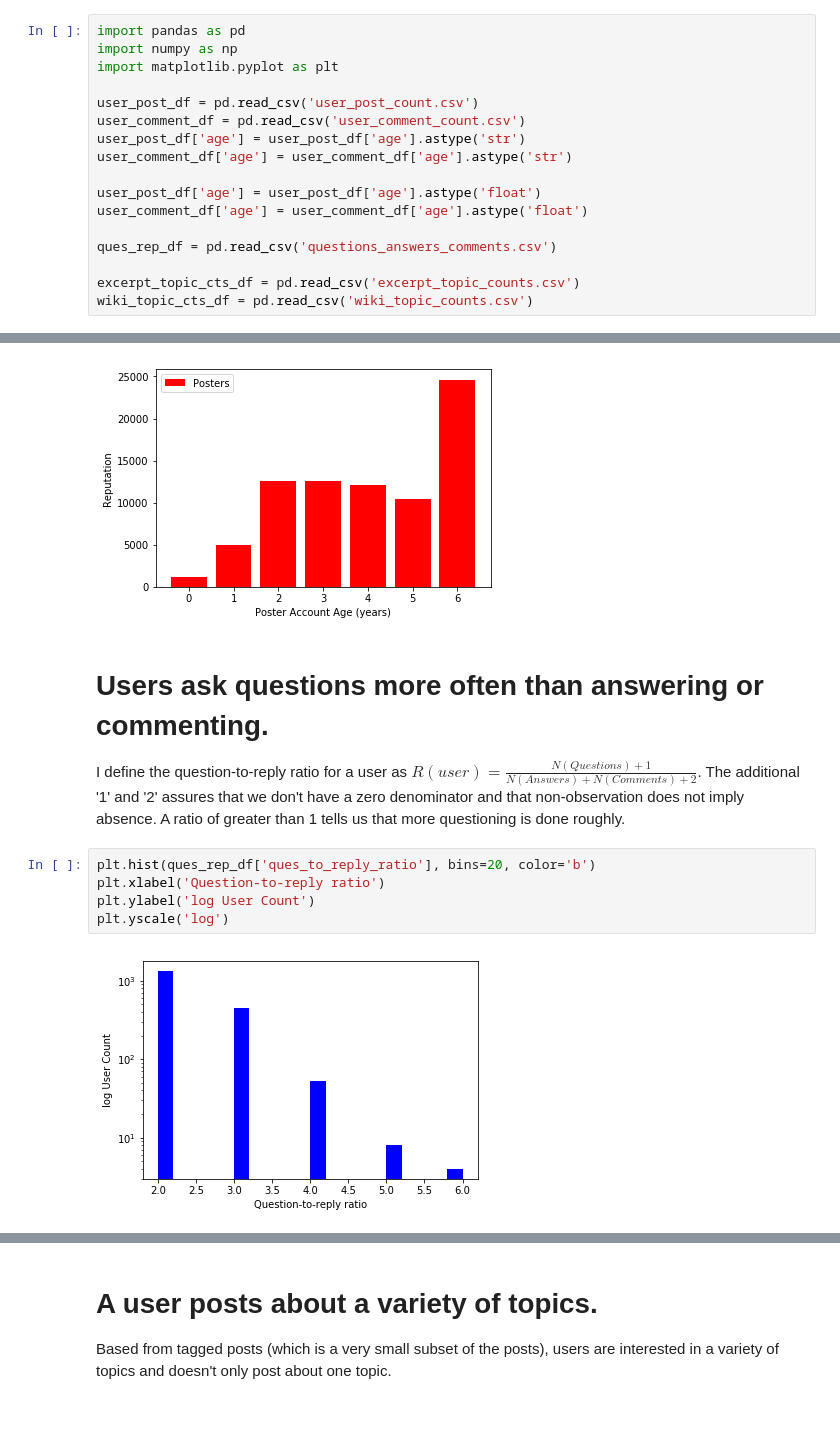
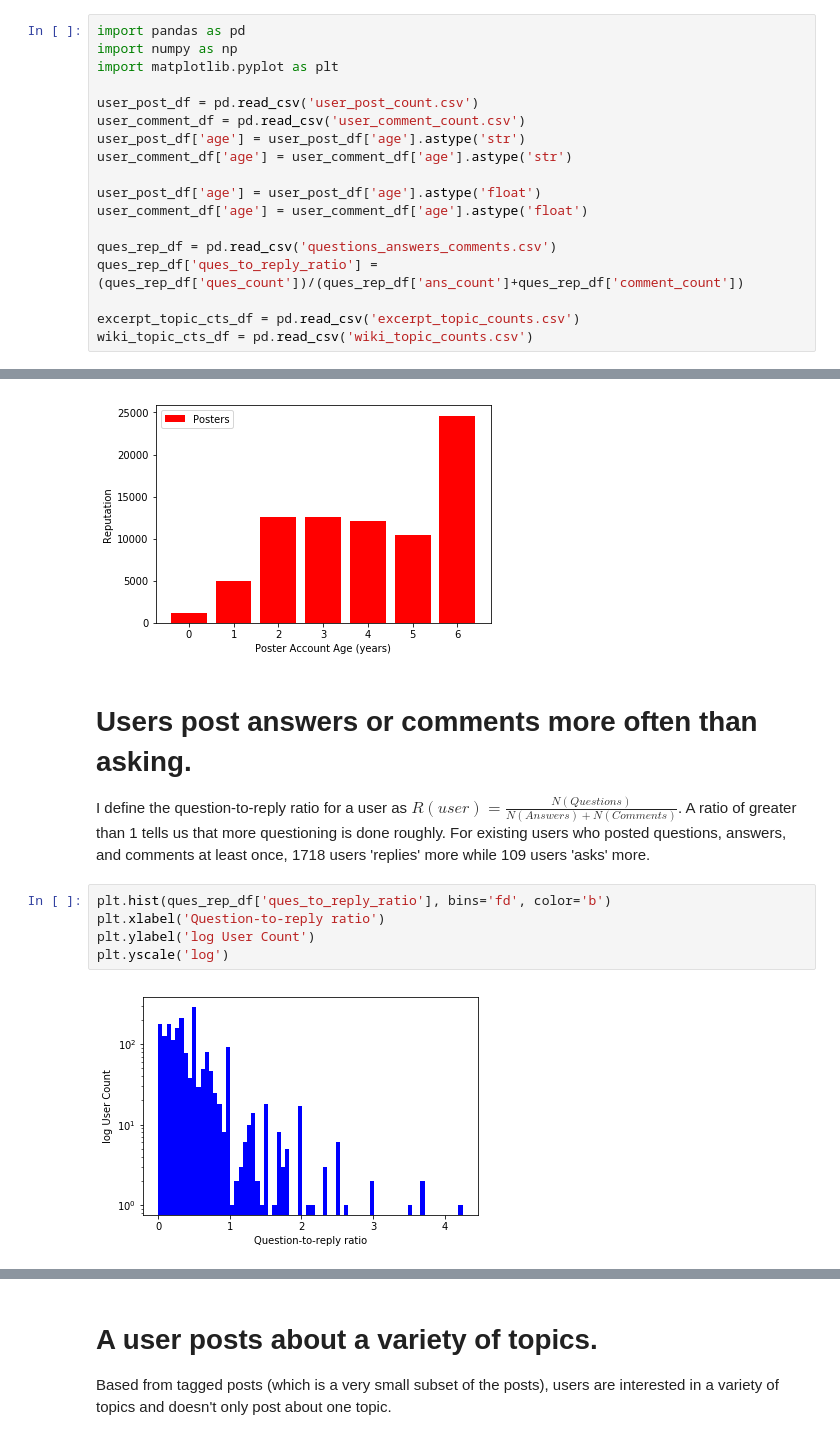
Before and after one commit to Robbie-E/SE_datadump, a Jupyter notebook: csv/Esperanza_se_datadump.ipynb, the cells around one changed output, grey strips where cells are left out. Drawn from its saved outputs; the diff is of its cells as text.

```diff
--- a/csv/Esperanza_se_datadump.ipynb
+++ b/csv/Esperanza_se_datadump.ipynb
@@ -15,6 +20,7 @@ user_post_df['age'] = user_post_df['age'].astype('float')
 user_comment_df['age'] = user_comment_df['age'].astype('float')
 
 ques_rep_df = pd.read_csv('questions_answers_comments.csv')
+ques_rep_df['ques_to_reply_ratio'] = (ques_rep_df['ques_count'])/(ques_rep_df['ans_count']+ques_rep_df['comment_count'])
 
 excerpt_topic_cts_df = pd.read_csv('excerpt_topic_counts.csv')
 wiki_topic_cts_df = pd.read_csv('wiki_topic_counts.csv')
@@ -89,12 +95,12 @@ plt.legend()
 <matplotlib.legend.Legend at 0x...>
 [figure]
 # %% [markdown]
-# Users ask questions more often than answering or commenting.
-I define the question-to-reply ratio for a user as $R(user) = \frac{N(Questions)+1}{N(Answers) + N(Comments)+2}$. The additional '1' and '2' assures that we don't have a zero denominator and that non-observation does not imply absence. A ratio of greater than 1 tells us that more questioning is done roughly.
+# Users post answers or comments more often than asking.
+I define the question-to-reply ratio for a user as $R(user) = \frac{N(Questions)}{N(Answers) + N(Comments)}$. A ratio of greater than 1 tells us that more questioning is done roughly. For existing users who posted questions, answers, and comments at least once, 1718 users 'replies' more while 109 users 'asks' more.
 # %%
-plt.hist(ques_rep_df['ques_to_reply_ratio'], bins=20, color='b')
+plt.hist(ques_rep_df['ques_to_reply_ratio'], bins='fd', color='b')
 plt.xlabel('Question-to-reply ratio')
 plt.ylabel('log User Count')
 plt.yscale('log')
 # %% [output]
-[figure, old version]
+[figure, new version]
```
Also changed, not shown: parts of 3 cells of this notebook, 2 other files.
